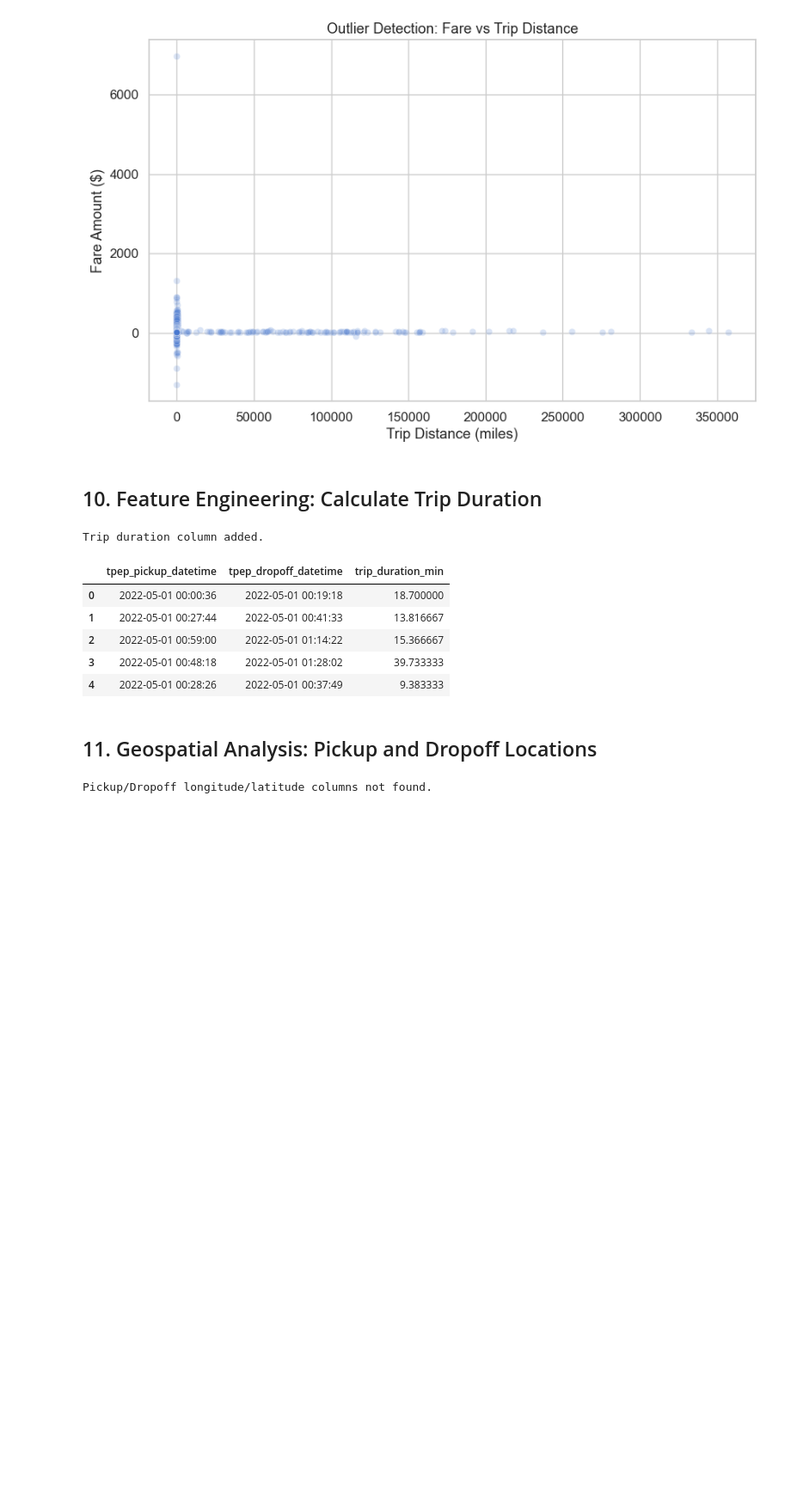
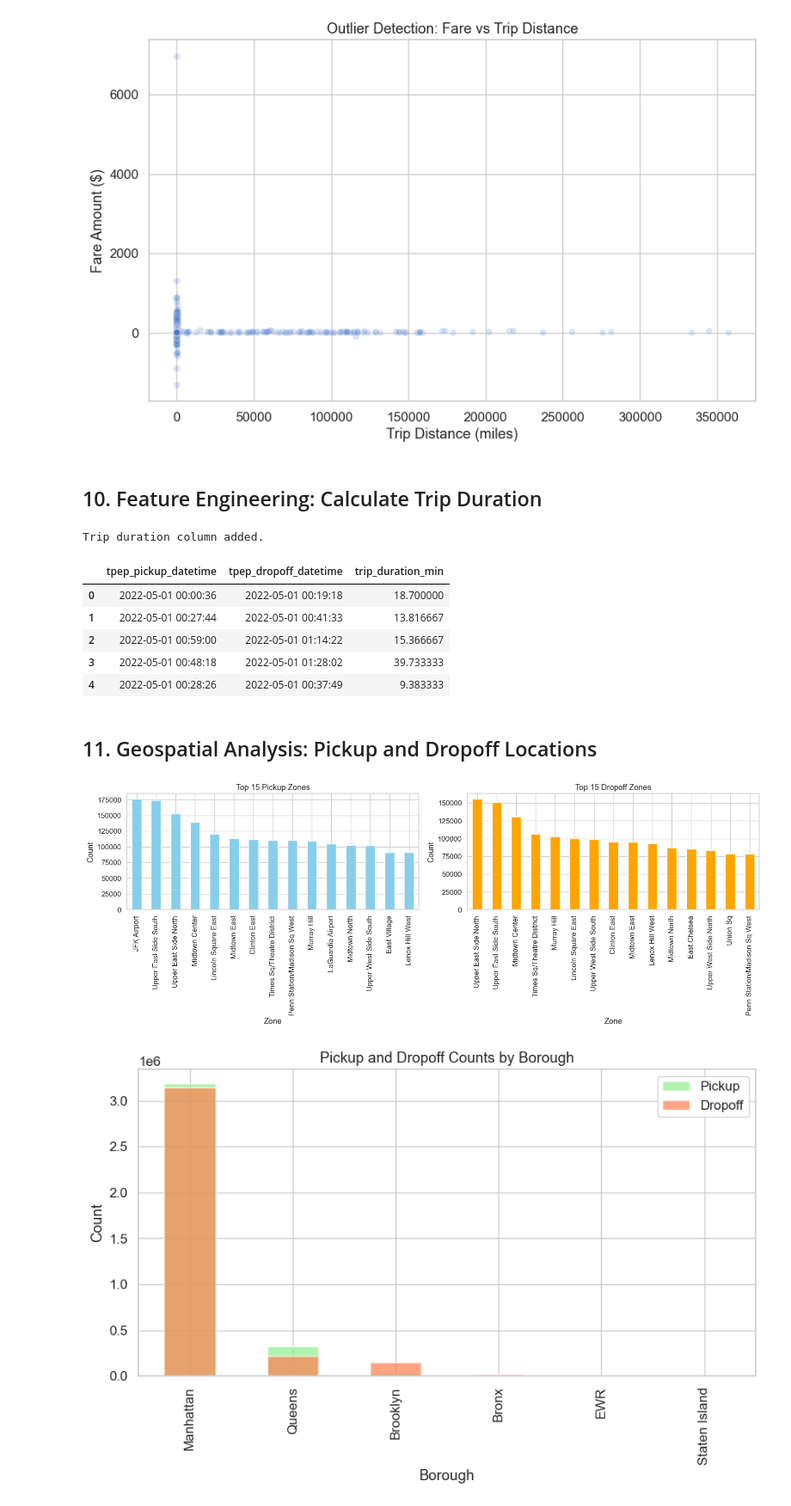
Before and after one commit to ferwuy/nyc-taxi-prediction, a Jupyter notebook: notebooks/eda_yellow_tripdata_2022_05_analysis.ipynb, the cells around one changed output. Shown: that part at 86% size. Saved outputs shown, nothing was run; the diff lists cells and outputs as text; code cells hidden in the pictures; blank space fills up the shorter version.

```diff
--- a/notebooks/eda_yellow_tripdata_2022_05_analysis.ipynb
+++ b/notebooks/eda_yellow_tripdata_2022_05_analysis.ipynb
@@ -227,20 +227,52 @@ Trip duration column added.
 | 4 | 2022-05-01 00:28:26 | 2022-05-01 00:37:49 | 9.383333 |
 # %% [markdown]
 ## 11. Geospatial Analysis: Pickup and Dropoff Locations
-# %%
-# Visualize pickup and dropoff locations
-if {'pickup_longitude', 'pickup_latitude', 'dropoff_longitude', 'dropoff_latitude'}.issubset(df.columns):
-    # Sample for plotting if dataset is large
-    sample_df = df.sample(n=10000, random_state=42) if len(df) > 10000 else df
-    plt.figure(figsize=(10, 6))
-    plt.scatter(sample_df['pickup_longitude'], sample_df['pickup_latitude'], s=1, alpha=0.3, label='Pickup')
-    plt.scatter(sample_df['dropoff_longitude'], sample_df['dropoff_latitude'], s=1, alpha=0.3, label='Dropoff', color='orange')
-    plt.xlabel('Longitude')
-    plt.ylabel('Latitude')
-    plt.title('NYC Taxi Pickup and Dropoff Locations')
-    plt.legend()
-    plt.show()
-else:
-    print('Pickup/Dropoff longitude/latitude columns not found.')
-# %% [output]
-Pickup/Dropoff longitude/latitude columns not found.
+# %%
+
+# Load taxi zones CSV
+zones_path = '../data/NYC_Taxi_Zones_20251205.csv'
+zones_df = pd.read_csv(zones_path)
+
+# Create Location ID to Zone/Borough mapping
+grouped_zones = zones_df[['Location ID', 'Zone', 'Borough']].copy()
+grouped_zones['Location ID'] = grouped_zones['Location ID'].astype(str)
+locid_to_zone = grouped_zones.set_index('Location ID')['Zone'].to_dict()
+locid_to_borough = grouped_zones.set_index('Location ID')['Borough'].to_dict()
+
+# Map pickup and dropoff Location IDs to zone/borough
+pickup_col = 'PULocationID' if 'PULocationID' in df.columns else None
+dropoff_col = 'DOLocationID' if 'DOLocationID' in df.columns else None
+
+if pickup_col and dropoff_col:
+    df['pickup_zone'] = df[pickup_col].astype(str).map(locid_to_zone)
+    df['dropoff_zone'] = df[dropoff_col].astype(str).map(locid_to_zone)
+    df['pickup_borough'] = df[pickup_col].astype(str).map(locid_to_borough)
+    df['dropoff_borough'] = df[dropoff_col].astype(str).map(locid_to_borough)
+
+    # Plot top 15 pickup and dropoff zones
+    fig, axes = plt.subplots(1, 2, figsize=(16, 6))
+    df['pickup_zone'].value_counts().head(15).plot(kind='bar', ax=axes[0], color='skyblue')
+    axes[0].set_title('Top 15 Pickup Zones')
+    axes[0].set_xlabel('Zone')
+    axes[0].set_ylabel('Count')
+    df['dropoff_zone'].value_counts().head(15).plot(kind='bar', ax=axes[1], color='orange')
+    axes[1].set_title('Top 15 Dropoff Zones')
+    axes[1].set_xlabel('Zone')
+    axes[1].set_ylabel('Count')
+    plt.tight_layout()
+    plt.show()
+
+    # Plot pickup and dropoff counts by borough
+    plt.figure(figsize=(10, 5))
+    df['pickup_borough'].value_counts().plot(kind='bar', color='lightgreen', alpha=0.7, label='Pickup')
+    df['dropoff_borough'].value_counts().plot(kind='bar', color='coral', alpha=0.7, label='Dropoff')
+    plt.title('Pickup and Dropoff Counts by Borough')
+    plt.xlabel('Borough')
+    plt.ylabel('Count')
+    plt.legend()
+    plt.show()
+else:
+    print('PULocationID and DOLocationID columns not found in the dataset.')
+# %% [output]
+[figure, added]
+[figure, added]
```
